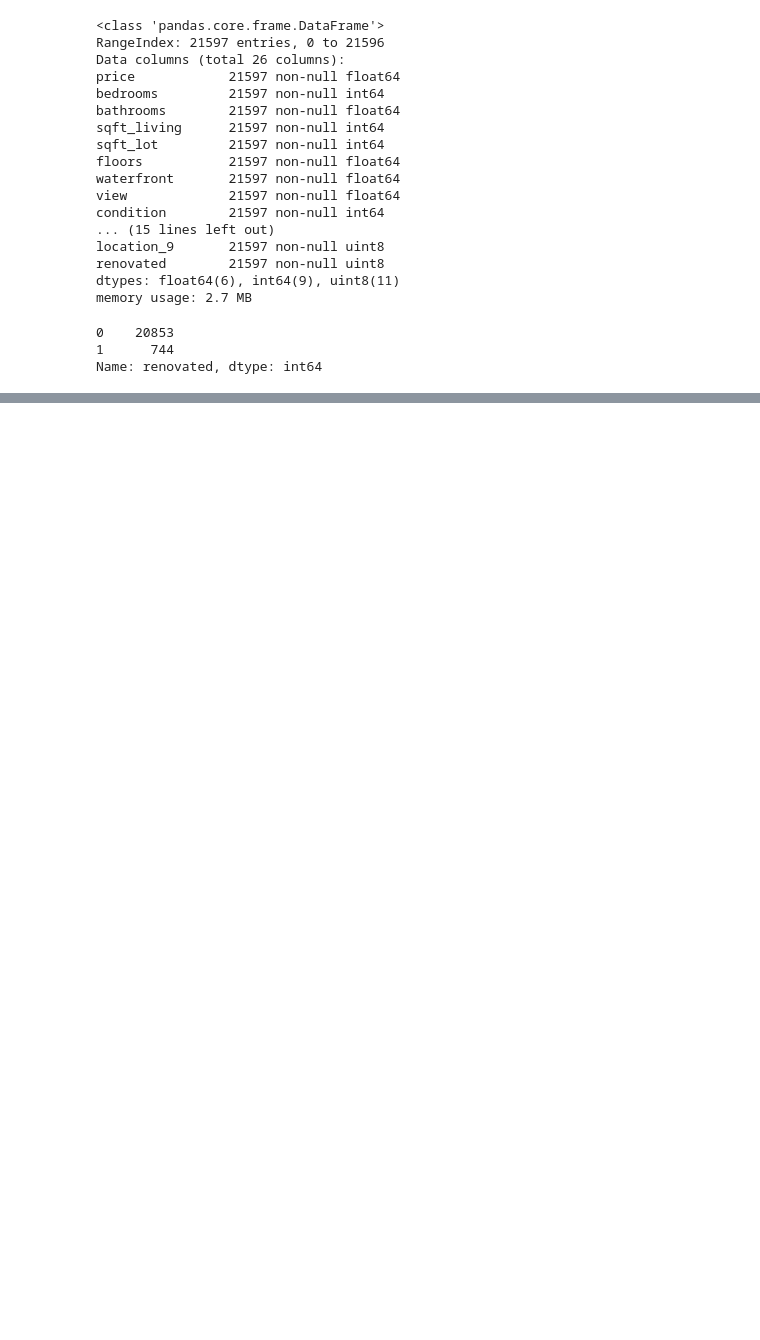
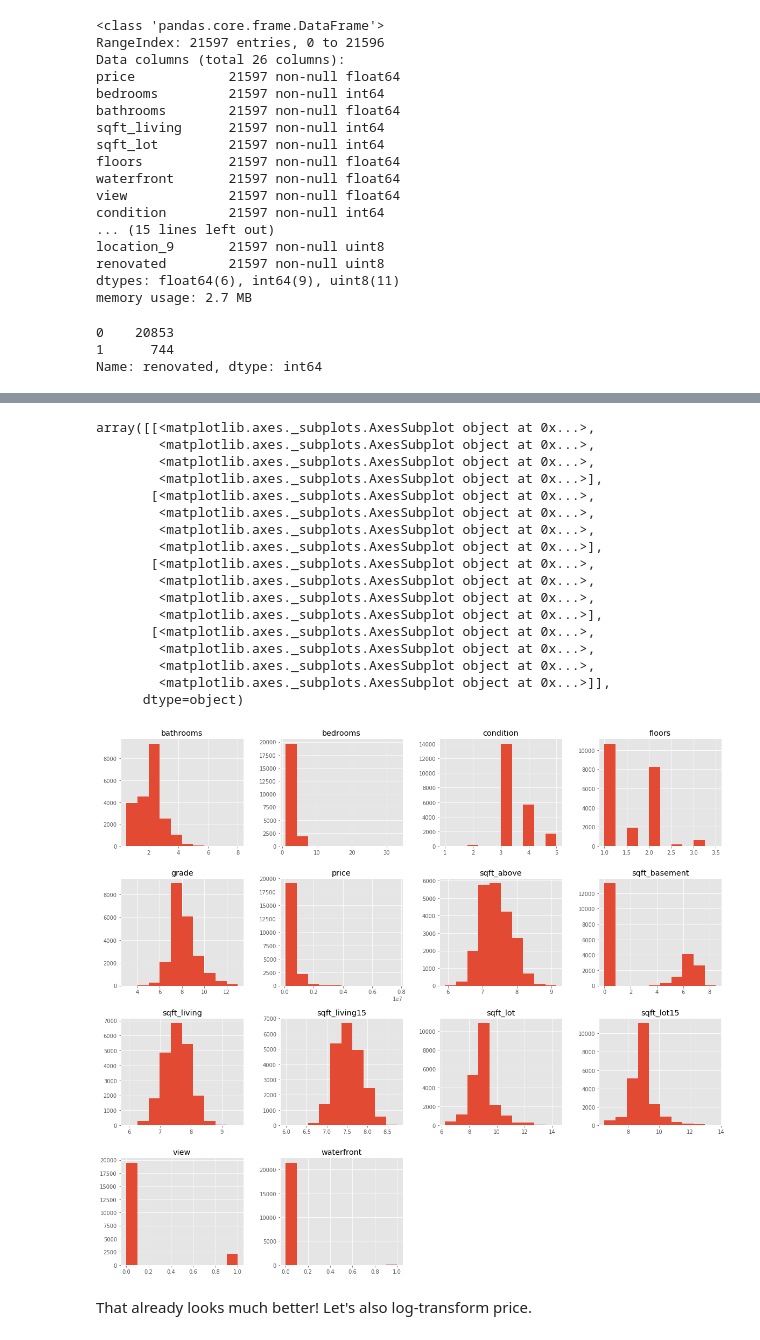
Before and after one commit to arcaputo3/dsc-1-final-project-online-ds-sp-000, a Jupyter notebook: student.ipynb, the cells around one changed output, grey strips where cells are left out. Saved outputs shown, nothing was run; the diff lists cells and outputs as text; code cells hidden in the pictures; blank space fills up the shorter version.

```diff
--- a/student.ipynb
+++ b/student.ipynb
@@ -353,0 +413,2 @@ Name: renovated, dtype: int64
+# %%
+df = pd.get_dummies(df)
@@ -353,0 +472,30 @@ Name: renovated, dtype: int64
+# %%
+df['view'] = (df['view'] > 0).astype('uint8')
+# %%
+df[[x for x in df.columns if x.startswith('sqft')]] = np.log(df[[x for x in df.columns if x.startswith('sqft')]])
+# %%
+# Corrects np.log(0)
+df[np.isneginf(df)]=0
+# %%
+df.iloc[:, :14].hist(figsize=(20, 18))
+# %% [output]
+array([[<matplotlib.axes._subplots.AxesSubplot object at 0x...>,
+        <matplotlib.axes._subplots.AxesSubplot object at 0x...>,
+        <matplotlib.axes._subplots.AxesSubplot object at 0x...>,
+        <matplotlib.axes._subplots.AxesSubplot object at 0x...>],
+       [<matplotlib.axes._subplots.AxesSubplot object at 0x...>,
+        <matplotlib.axes._subplots.AxesSubplot object at 0x...>,
+        <matplotlib.axes._subplots.AxesSubplot object at 0x...>,
+        <matplotlib.axes._subplots.AxesSubplot object at 0x...>],
+       [<matplotlib.axes._subplots.AxesSubplot object at 0x...>,
+        <matplotlib.axes._subplots.AxesSubplot object at 0x...>,
+        <matplotlib.axes._subplots.AxesSubplot object at 0x...>,
+        <matplotlib.axes._subplots.AxesSubplot object at 0x...>],
+       [<matplotlib.axes._subplots.AxesSubplot object at 0x...>,
+        <matplotlib.axes._subplots.AxesSubplot object at 0x...>,
+        <matplotlib.axes._subplots.AxesSubplot object at 0x...>,
+        <matplotlib.axes._subplots.AxesSubplot object at 0x...>]],
+      dtype=object)
+[figure, added]
+# %% [markdown]
+That already looks much better! Let's also log-transform price.
```
Also changed, not shown: parts of 60 cells of this notebook.
